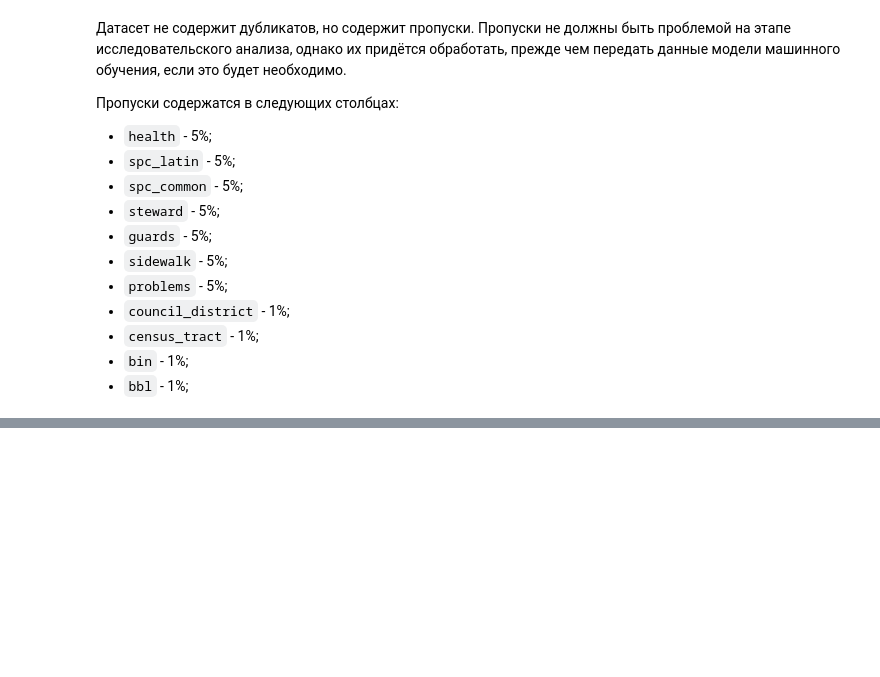
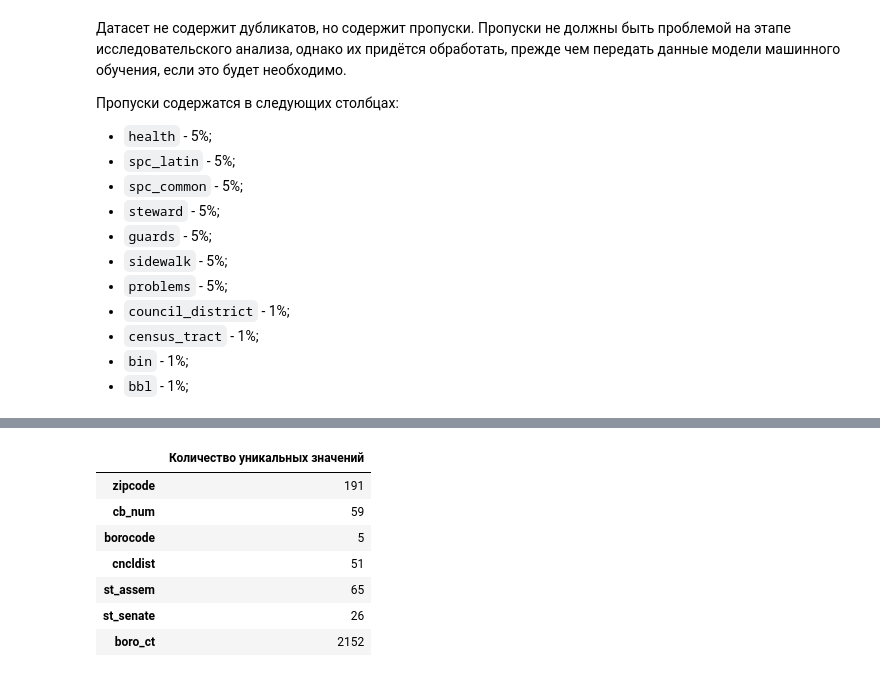
Before and after one commit to AlekseiBogachev/ny-tree-census, a Jupyter notebook: notebooks/exploratory/eda.ipynb, the cells around one changed output, grey strips where cells are left out. Saved outputs shown, nothing was run; the diff lists cells and outputs as text; code cells hidden in the pictures; blank space fills up the shorter version.

```diff
--- a/notebooks/exploratory/eda.ipynb
+++ b/notebooks/exploratory/eda.ipynb
@@ -290,0 +302,23 @@ Cледующие признаки, хоть и были прочитаны с
+# %%
+columns = [
+    "zipcode",
+    "cb_num",
+    "borocode",
+    "cncldist",
+    "st_assem",
+    "st_senate",
+    "boro_ct",
+]
+
+pd.DataFrame(
+    dataset[columns].nunique(), columns=["Количество уникальных значений"]
+)
+# %% [output]
+|  | Количество уникальных значений |
+| zipcode | 191 |
+| cb_num | 59 |
+| borocode | 5 |
+| cncldist | 51 |
+| st_assem | 65 |
+| st_senate | 26 |
+| boro_ct | 2152 |
```
Also changed, not shown: parts of 9 cells of this notebook, 2 other files.
